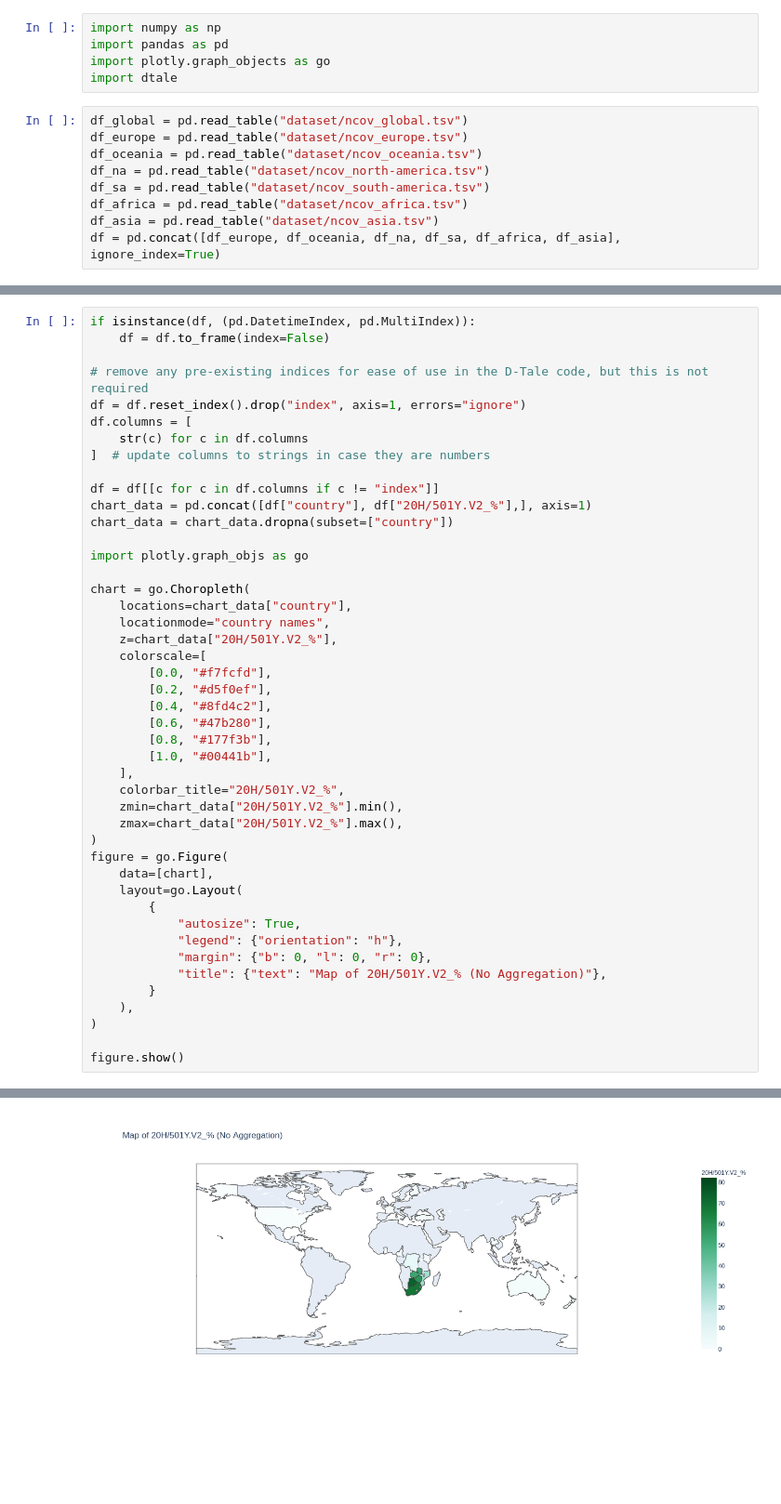
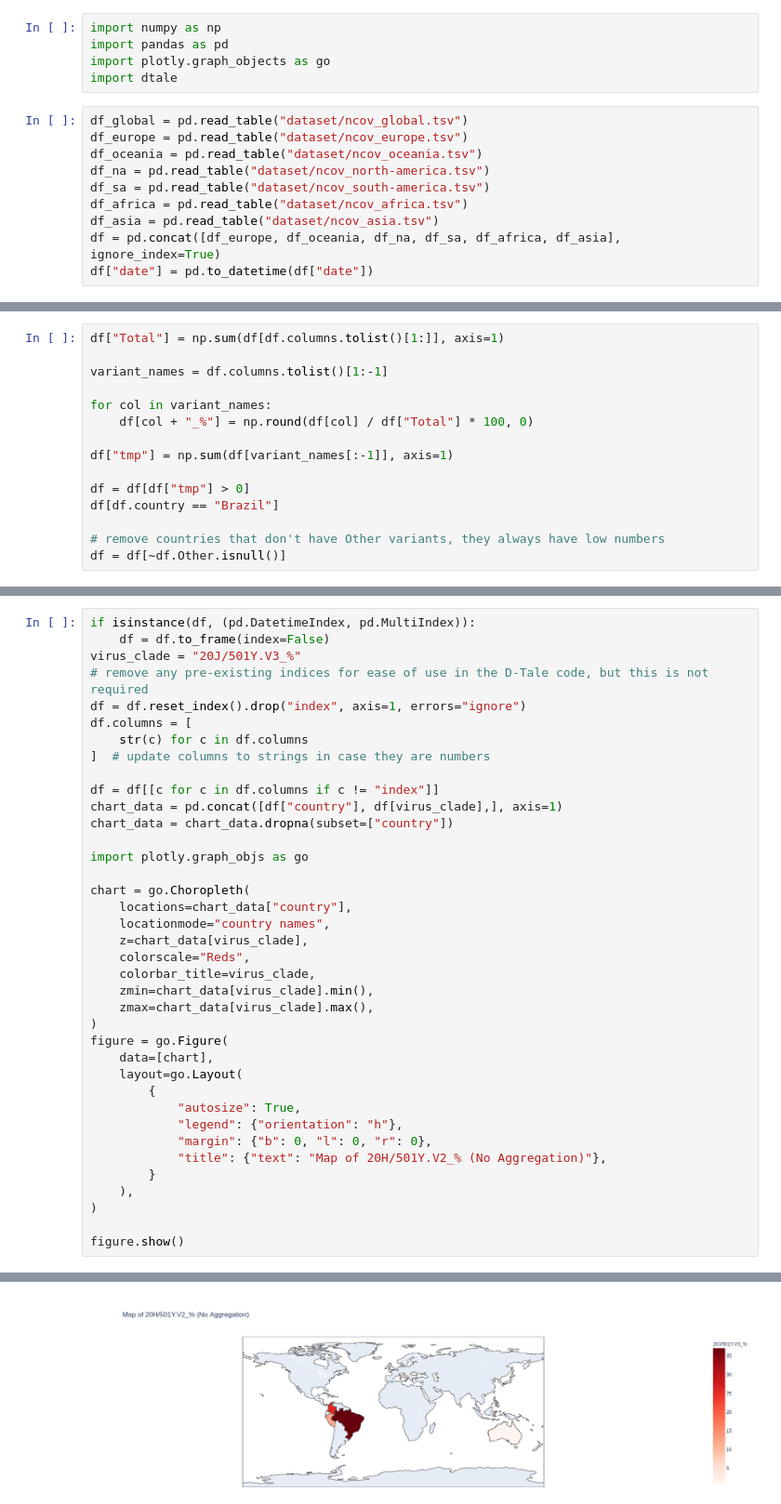
Before and after one commit to Exileus/DataVis2021, a Jupyter notebook: fsx_eda.ipynb, the cells around one changed output, grey strips where cells are left out. Shown at 93% size. Cells and saved outputs as stored; diff of their text form; blank space fills up the shorter version.

```diff
--- a/fsx_eda.ipynb
+++ b/fsx_eda.ipynb
@@ -12,3 +12,4 @@ df_sa = pd.read_table("dataset/ncov_south-america.tsv")
 df_africa = pd.read_table("dataset/ncov_africa.tsv")
 df_asia = pd.read_table("dataset/ncov_asia.tsv")
 df = pd.concat([df_europe, df_oceania, df_na, df_sa, df_africa, df_asia], ignore_index=True)
+df["date"] = pd.to_datetime(df["date"])
@@ -15,3 +85,18 @@ df = pd.concat([df_europe, df_oceania, df_na, df_sa, df_africa, df_asia], ignore
+# %%
+df["Total"] = np.sum(df[df.columns.tolist()[1:]], axis=1)
+
+variant_names = df.columns.tolist()[1:-1]
+
+for col in variant_names:
+    df[col + "_%"] = np.round(df[col] / df["Total"] * 100, 0)
+
+df["tmp"] = np.sum(df[variant_names[:-1]], axis=1)
+
+df = df[df["tmp"] > 0]
+df[df.country == "Brazil"]
+
+# remove countries that don't have Other variants, they always have low numbers
+df = df[~df.Other.isnull()]
 # %%
 dtale.show(df)
 # %% [output]
@@ -96,7 +184,7 @@ dtale.show(df)
 # %%
 if isinstance(df, (pd.DatetimeIndex, pd.MultiIndex)):
     df = df.to_frame(index=False)
-
+virus_clade = "20J/501Y.V3_%"
 # remove any pre-existing indices for ease of use in the D-Tale code, but this is not required
 df = df.reset_index().drop("index", axis=1, errors="ignore")
 df.columns = [
@@ -104,7 +192,7 @@ df.columns = [
 ]  # update columns to strings in case they are numbers
 
 df = df[[c for c in df.columns if c != "index"]]
-chart_data = pd.concat([df["country"], df["20H/501Y.V2_%"],], axis=1)
+chart_data = pd.concat([df["country"], df[virus_clade],], axis=1)
 chart_data = chart_data.dropna(subset=["country"])
 
 import plotly.graph_objs as go
@@ -112,18 +200,11 @@ import plotly.graph_objs as go
 chart = go.Choropleth(
     locations=chart_data["country"],
     locationmode="country names",
-    z=chart_data["20H/501Y.V2_%"],
-    colorscale=[
-        [0.0, "#f7fcfd"],
-        [0.2, "#d5f0ef"],
-        [0.4, "#8fd4c2"],
-        [0.6, "#47b280"],
-        [0.8, "#177f3b"],
-        [1.0, "#00441b"],
-    ],
-    colorbar_title="20H/501Y.V2_%",
-    zmin=chart_data["20H/501Y.V2_%"].min(),
-    zmax=chart_data["20H/501Y.V2_%"].max(),
+    z=chart_data[virus_clade],
+    colorscale="Reds",
+    colorbar_title=virus_clade,
+    zmin=chart_data[virus_clade].min(),
+    zmax=chart_data[virus_clade].max(),
 )
 figure = go.Figure(
     data=[chart],
@@ -143 +223 @@ figure.show()
-[figure, old version]
+[figure, new version]
```
Also changed, not shown: parts of 11 cells of this notebook, 2 other files.
